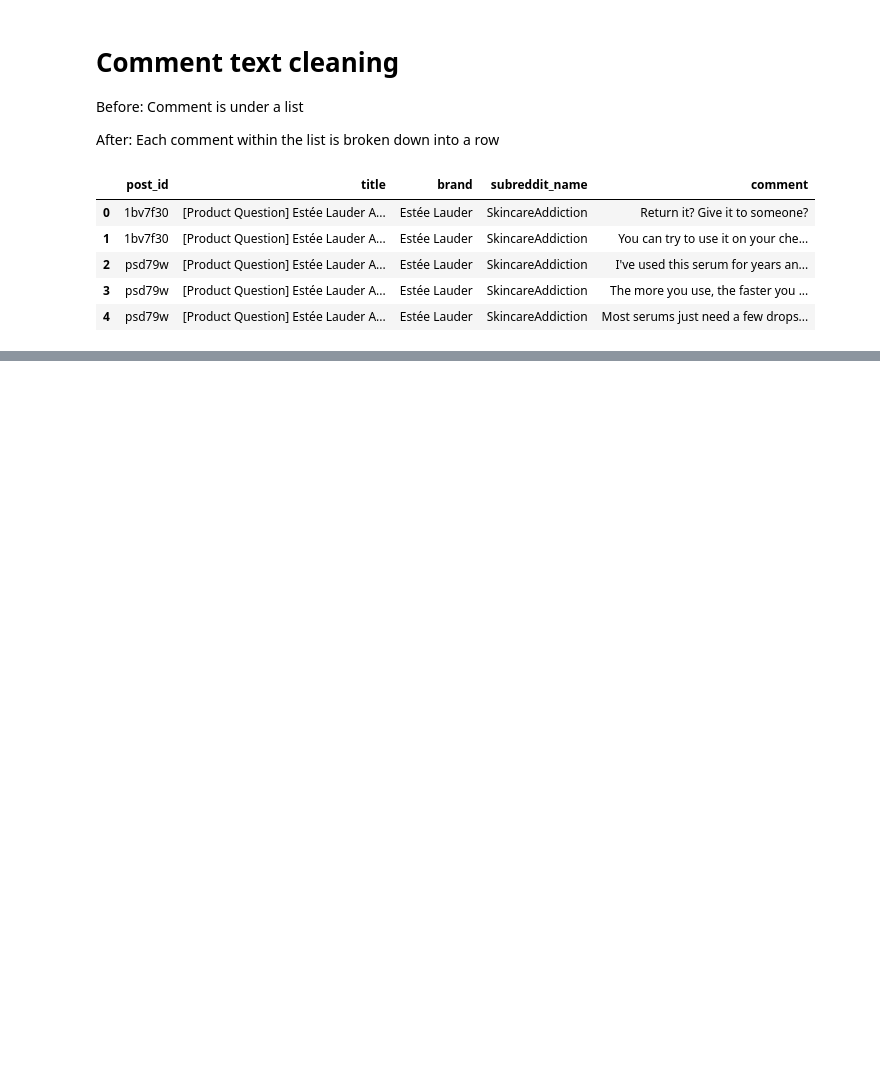
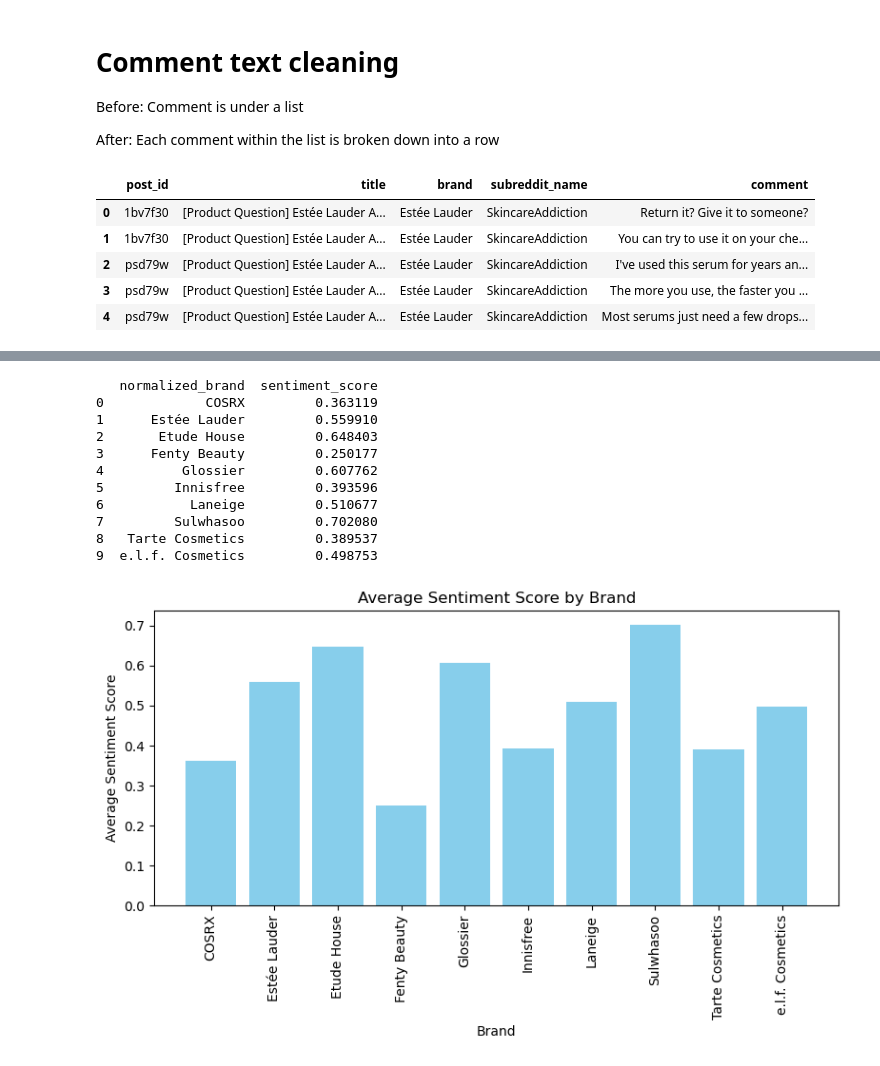
Before and after one commit to oooogiselle/Skinfluence, a Jupyter notebook: code/reddit.ipynb, the cells around one changed output, grey strips where cells are left out. Cells and saved outputs as stored; diff of their text form; code cells hidden in the pictures; blank space fills up the shorter version.

```diff
--- a/code/reddit.ipynb
+++ b/code/reddit.ipynb
@@ -213,0 +246,42 @@ comments_df.head()
+# %%
+# These following brands are grouped together because they are the same company
+# Fenty and Fenty Beauty together
+# e.l.f. and e.l.f. Cosmetics together
+# Etude and Etude House together
+# Tarte and Tarte Cosmetics together
+brand_mapping = {
+    'fenty': 'Fenty Beauty',
+    'e.l.f.': 'e.l.f. Cosmetics',
+    'etude': 'Etude House',
+    'tarte': 'Tarte Cosmetics'
+}
+
+comment_df["normalized_brand"] = (
+    comment_df["search_term"].str.lower().str.strip().map(brand_mapping)
+    .fillna(comment_df["search_term"])
+)
+
+avg_sentiment = comment_df.groupby("normalized_brand")["sentiment_score"].mean().reset_index()
+
+print(avg_sentiment)
+plt.figure(figsize=(8, 5))
+plt.bar(avg_sentiment["normalized_brand"], avg_sentiment["sentiment_score"], color='skyblue')
+plt.xlabel("Brand")
+plt.ylabel("Average Sentiment Score")
+plt.title("Average Sentiment Score by Brand")
+plt.xticks(rotation=90)
+plt.tight_layout()
+plt.show()
+# %% [output]
+   normalized_brand  sentiment_score
+0             COSRX         0.363119
+1      Estée Lauder         0.559910
+2       Etude House         0.648403
+3      Fenty Beauty         0.250177
+4          Glossier         0.607762
+5         Innisfree         0.393596
+6           Laneige         0.510677
+7         Sulwhasoo         0.702080
+8   Tarte Cosmetics         0.389537
+9  e.l.f. Cosmetics         0.498753
+[figure, added]
```
Also changed, not shown: parts of 4 cells of this notebook, 1 other file.
